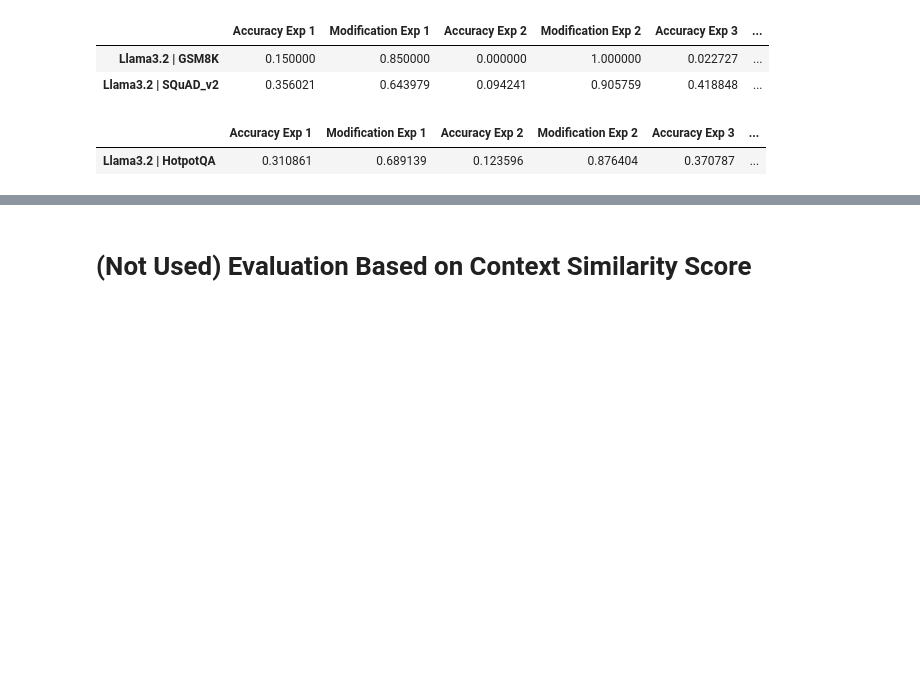
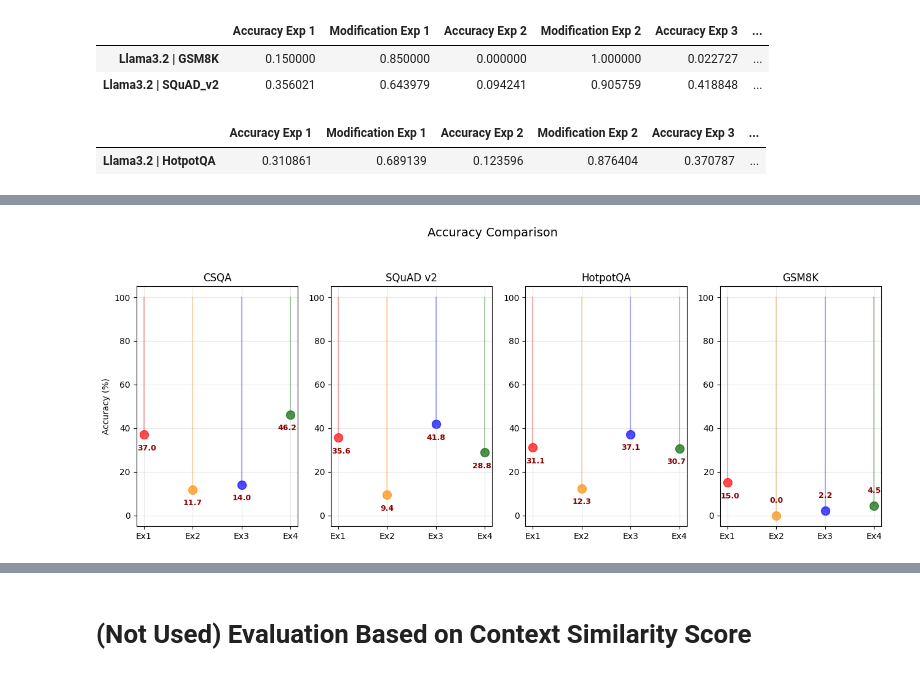
Before and after one commit to MaySiva/NLP-Project, a Jupyter notebook: LLMs_validation.ipynb, the cells around one changed output, grey strips where cells are left out. Cells and saved outputs as stored; diff of their text form; code cells hidden in the pictures; blank space fills up the shorter version.

```diff
--- a/LLMs_validation.ipynb
+++ b/LLMs_validation.ipynb
@@ -269,0 +261,15 @@ Data of the CSQA dataset exported successfully
+# %%
+# Organizing the data into a DataFrame
+data = {
+    'Experiment': ['Ex1', 'Ex2', 'Ex3', 'Ex4'],
+    'CSQA_ACC': [0.37, 0.117, 0.14, 0.462],
+    'CSQA_MOD': [0.63, 0.883, 0.86, 0.538],
+    'SQuAD_ACC': [0.356, 0.094, 0.418, 0.288],
+    'SQuAD_MOD': [0.644, 0.906, 0.582, 0.712],
+    'HotpotQA_ACC': [0.311, 0.123, 0.371, 0.307],
+    'HotpotQA_MOD': [0.689, 0.877, 0.629, 0.693],
+    'GSM8K_ACC': [0.15, 0.0, 0.022, 0.045],
+    'GSM8K_MOD': [0.85, 1.0, 0.978, 0.955]
+}
+df = pd.DataFrame(data)
+df
@@ -269,0 +284,74 @@ Data of the CSQA dataset exported successfully
+# %%
+# Reshape the data for plotting
+def prepare_data(df):
+    datasets = ['CSQA', 'SQuAD', 'HotpotQA', 'GSM8K']
+    processed_data = []
+
+    for dataset in datasets:
+        acc_col = f'{dataset}_ACC'
+        mod_col = f'{dataset}_MOD'
+
+        for idx, row in df.iterrows():
+            processed_data.append({
+                'Dataset': dataset,
+                'Experiment': row['Experiment'],
+                'Type': 'ACC',
+                'Value': row[acc_col],
+                'Modified': row[mod_col]
+            })
+
+    return pd.DataFrame(processed_data)
+
+# Create the visualization
+def create_subplot_visualization(df):
+    processed_df = prepare_data(df)
+    datasets = ['CSQA', 'SQuAD', 'HotpotQA', 'GSM8K']
+
+    fig, axes = plt.subplots(1, len(datasets), figsize=(13, 5))
+    fig.suptitle('Accuracy Comparison', fontsize=14, y=1.05)
+
+    colors = ['#FF0000', '#FF8C00', '#0000FF', '#006400']
+
+    for idx, dataset in enumerate(datasets):
+        dataset_data = processed_df[processed_df['Dataset'] == dataset]
+        ax = axes[idx]
+
+        # Plot points for each Experiment
+        for ex_idx, experiment in enumerate(['Ex1', 'Ex2', 'Ex3', 'Ex4']):
+            ex_data = dataset_data[dataset_data['Experiment'] == experiment]
+            acc_value = ex_data[ex_data['Type'] == 'ACC']['Value'].values[0]
+
+            ax.scatter([ex_idx], [acc_value * 100], color=colors[ex_idx], s=100, alpha=0.7)
+
+            ax.plot([ex_idx, ex_idx], [acc_value * 100, 100],
+                   color=colors[ex_idx], alpha=0.3)
+
+            if idx == 3 and ex_idx > 0:
+                # Position text inside the plot, just above the minimum value
+                y_pos = max(5, acc_value * 100 + 5)
+            else:
+                y_pos = acc_value * 100 - 8
+
+            x_offset = 0.06 if ex_idx == 0 else 0
+            x_offset = -0.06 if ex_idx == 3 and idx != 3 else x_offset
+            ax.text(ex_idx + x_offset, y_pos, f'{(acc_value) * 100:.1f}',
+                    ha='center', va='bottom', color='darkred', fontsize=9, weight='bold')
+
+        dataset = 'SQuAD v2' if dataset == 'SQuAD' else dataset
+        ax.set_title(dataset)
+        ax.set_ylim(-5, 105)
+        ax.set_xticks(range(4))
+        ax.set_xticklabels(['Ex1', 'Ex2', 'Ex3', 'Ex4'])
+        ax.grid(True, alpha=0.3)
+
+        if idx == 0:
+            ax.set_ylabel('Accuracy (%)')
+
+    plt.tight_layout()
+    return fig
+
+# Create and display the plot
+fig = create_subplot_visualization(df)
+plt.show()
+# %% [output]
+[figure, added]
```
Also changed, not shown: parts of 14 cells of this notebook.
